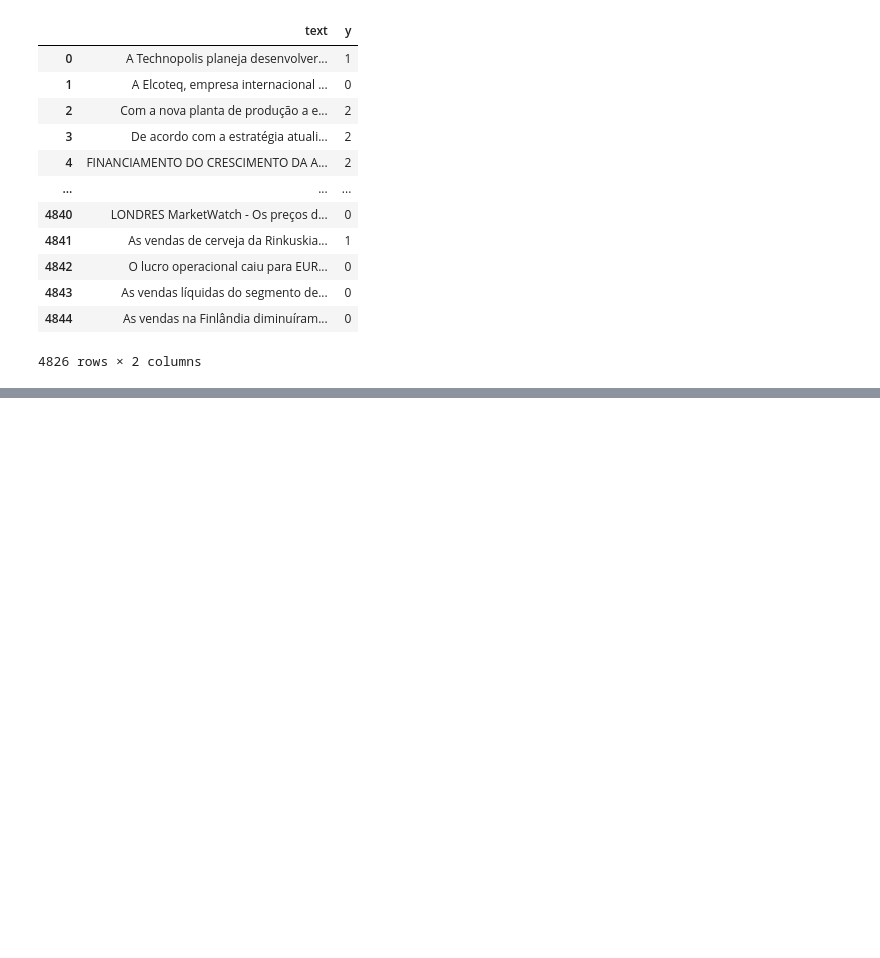
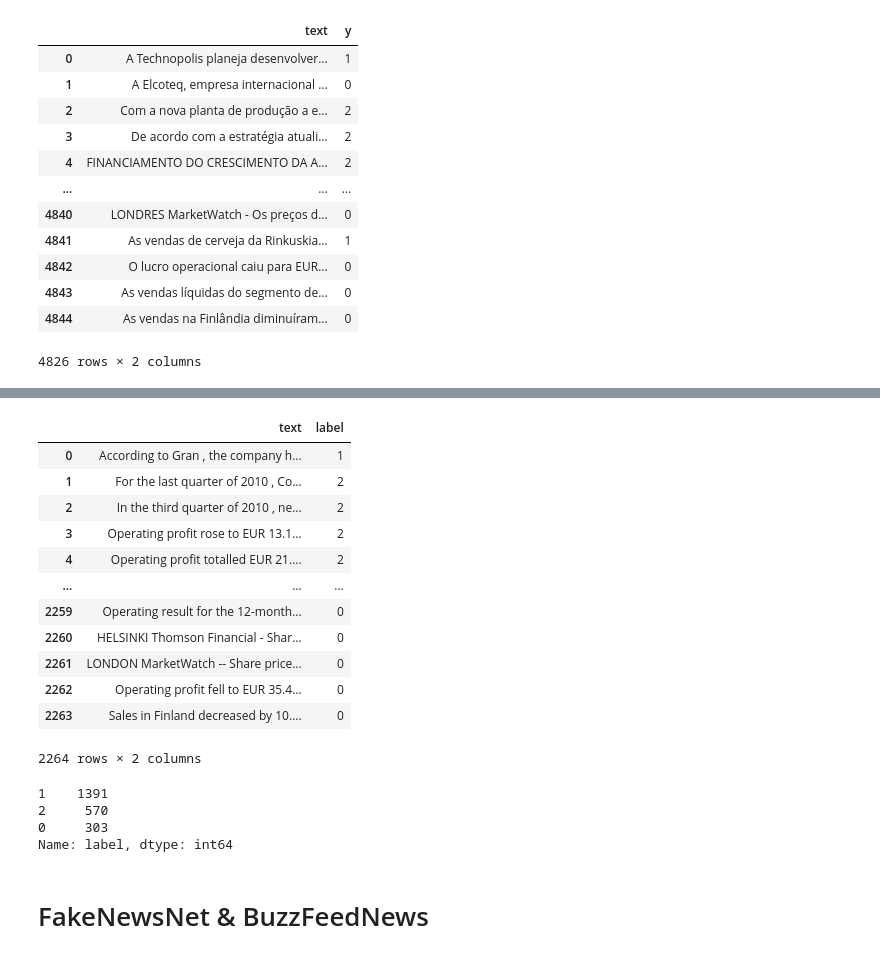
Before and after one commit to Tuiaia/artificial-intelligence, a Jupyter notebook: jupyter-notebooks/datasets.ipynb, the cells around one changed output, grey strips where cells are left out. Saved outputs shown, nothing was run; the diff lists cells and outputs as text; code cells hidden in the pictures; blank space fills up the shorter version.

```diff
--- a/jupyter-notebooks/datasets.ipynb
+++ b/jupyter-notebooks/datasets.ipynb
@@ -207,0 +264,30 @@ smn_df.to_csv('./stock_market_news_labelled.csv', index=False)
+# %%
+label_encode = {
+    'positive': 2,
+    'neutral': 1,
+    'negative': 0
+}
+
+df['label'] = df['label'].apply(lambda label: label_encode[label])
+df
+# %% [output]
+|  | text | label |
+| 0 | According to Gran , the company h... | 1 |
+| 1 | For the last quarter of 2010 , Co... | 2 |
+| 2 | In the third quarter of 2010 , ne... | 2 |
+| 3 | Operating profit rose to EUR 13.1... | 2 |
+| 4 | Operating profit totalled EUR 21.... | 2 |
+| ... | ... | ... |
+| 2259 | Operating result for the 12-month... | 0 |
+| 2260 | HELSINKI Thomson Financial - Shar... | 0 |
+| 2261 | LONDON MarketWatch -- Share price... | 0 |
+| 2262 | Operating profit fell to EUR 35.4... | 0 |
+| 2263 | Sales in Finland decreased by 10.... | 0 |
+2264 rows × 2 columns
+# %%
+df['label'].value_counts()
+# %% [output]
+1    1391
+2     570
+0     303
+Name: label, dtype: int64
@@ -207,0 +296,2 @@ smn_df.to_csv('./stock_market_news_labelled.csv', index=False)
+# %% [markdown]
+# FakeNewsNet & BuzzFeedNews
```
Also changed, not shown: parts of 10 cells of this notebook.
